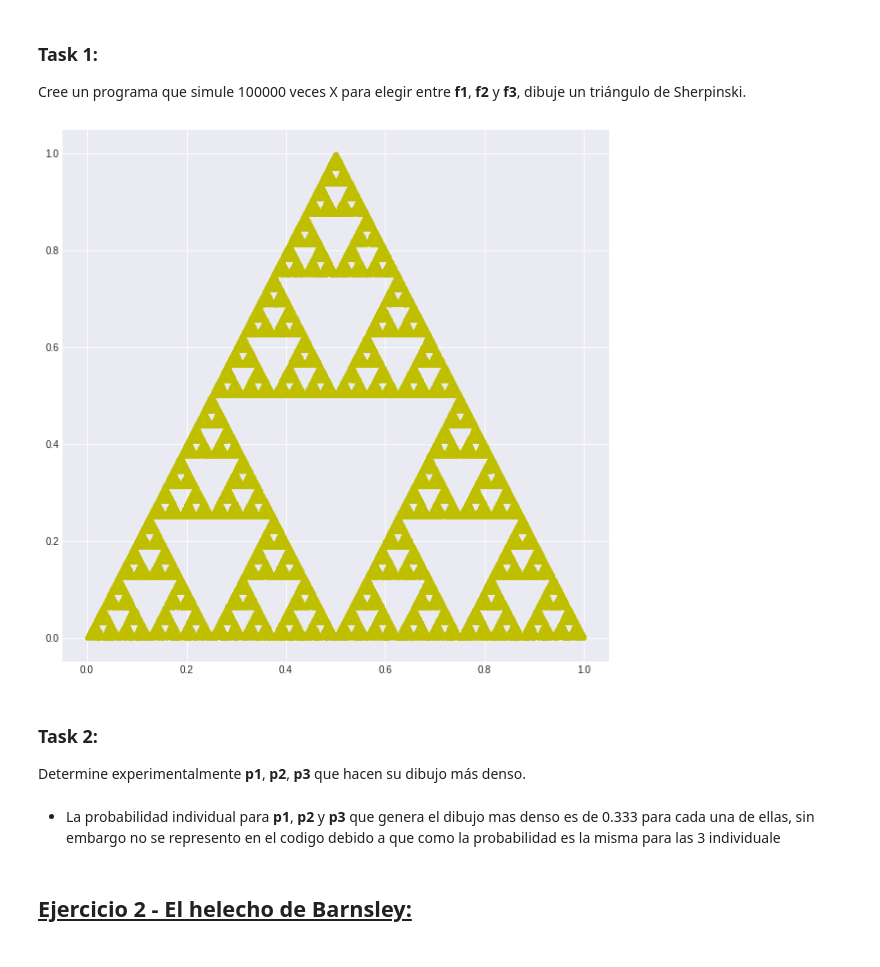
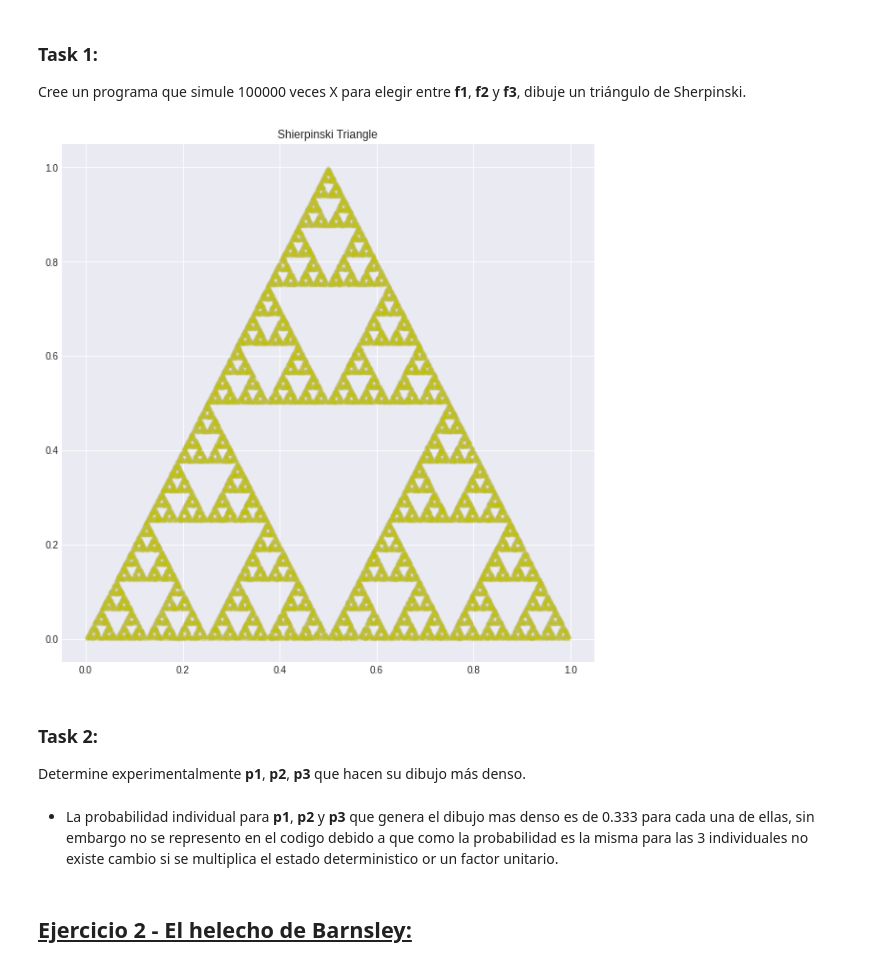
Before and after one commit to dieterdewit/ModSim_Mini1, a Jupyter notebook: Mini1 - Dieter de Wit.ipynb, the cells around one changed output. Drawn from its saved outputs; the diff is of its cells as text; code cells hidden in the pictures.

```diff
--- a/Mini1 - Dieter de Wit.ipynb
+++ b/Mini1 - Dieter de Wit.ipynb
@@ -47,31 +47,32 @@ dibuje	un	triángulo	de	Sherpinski.
 # %%
 def apply_state(states):
     steps = []
     for state in states:
          steps += [state]
     return random.choice(steps)
 
 def deterministic_state(x, y):
     return [(x/2, y/2), (x/2 + 0.5, y/2), (x/2 + 0.25, y/2 + 0.5)]
 
 def shierpinski_triangle(n):
     x, y = [0], [0]
     for i in range(n):
         points = apply_state(deterministic_state(x[i], y[i]))
         x.append(points[0])
         y.append(points[1])
     return x, y
 
 Shierpinski = shierpinski_triangle(100000)
 plt.figure(figsize=(10,10))
-plt.plot(Shierpinski[0], Shierpinski[1], "y.")
+plt.title("Shierpinski Triangle")
+plt.plot(Shierpinski[0], Shierpinski[1], "y.", alpha=0.03)
 plt.show()
 # %% [output]
-[figure, old version]
+[figure, new version]
 # %% [markdown]
 ### Task 2:
 
 Determine	experimentalmente	**p1**,	**p2**,	**p3** que	hacen	su	dibujo	más	denso.
 # %% [markdown]
-- La probabilidad individual para **p1**, **p2** y **p3** que genera el dibujo mas denso es de 0.333 para cada una de ellas, sin embargo no se represento en el codigo debido a que como la probabilidad es la misma para las 3 individuale
+- La probabilidad individual para **p1**, **p2** y **p3** que genera el dibujo mas denso es de 0.333 para cada una de ellas, sin embargo no se represento en el codigo debido a que como la probabilidad es la misma para las 3 individuales no existe cambio si se multiplica el estado deterministico or un factor unitario.
 # %% [markdown]
```
Also changed, not shown: parts of 5 cells of this notebook.
